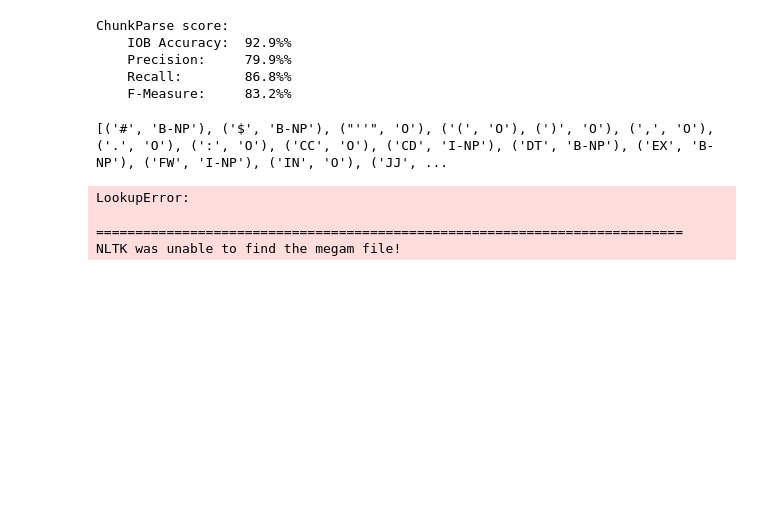
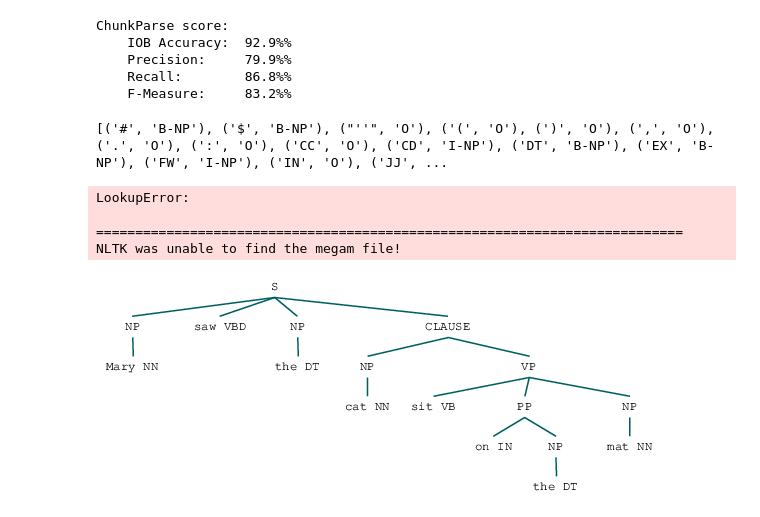
Before and after one commit to bmwant/solenie, a Jupyter notebook: gwendolyn/nltk/nltk07.ipynb, the cells around one changed output. Cells and saved outputs as stored; diff of their text form; code cells hidden in the pictures; blank space fills up the shorter version.

```diff
--- a/gwendolyn/nltk/nltk07.ipynb
+++ b/gwendolyn/nltk/nltk07.ipynb
@@ -228,0 +227,7 @@ pr
+# %%
+grammar = r"""
+    NP: {<DT|JJ|NN.*>}  # Chunk sequences of DT, JJ, NN
+    PP: {<IN><NP>}  # Chunk prepositions followed by NP
+    VP: {<VB.*><NP|PP|CLAUSE>+$}  # Chunk verbs and their arguments
+    CLAUSE: {<NP><VP>}  # Chunk NP, VP
+"""
@@ -228,0 +236,9 @@ pr
+# %%
+cp = nltk.RegexpParser(grammar)
+# %%
+sentence = [('Mary', 'NN'), ('saw', 'VBD'), ('the', 'DT'), ('cat', 'NN'),
+           ('sit', 'VB'), ('on', 'IN'), ('the', 'DT'), ('mat', 'NN')]
+# %%
+cp.parse(sentence)
+# %% [output]
+[figure, added]
```
Also changed, not shown: parts of 25 cells of this notebook, 1 other file.
